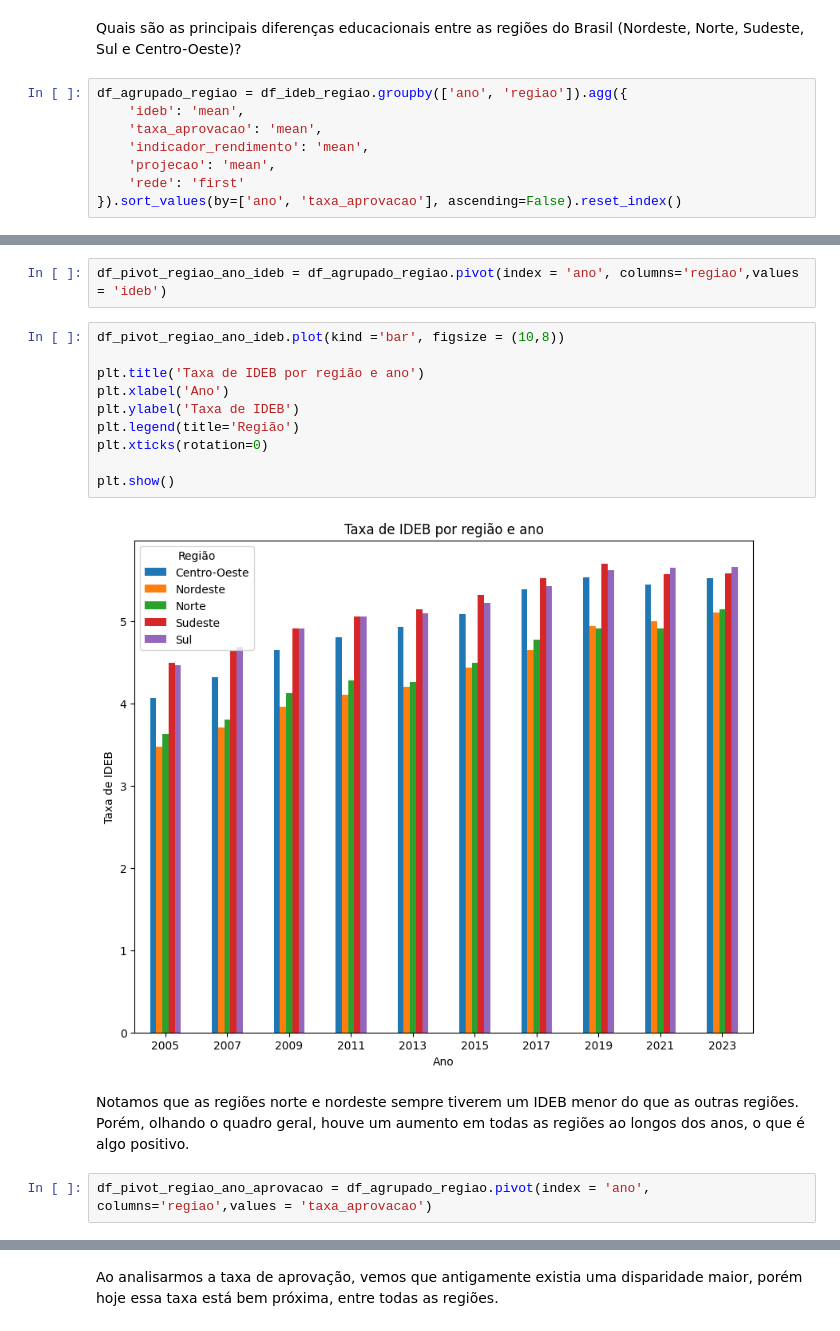
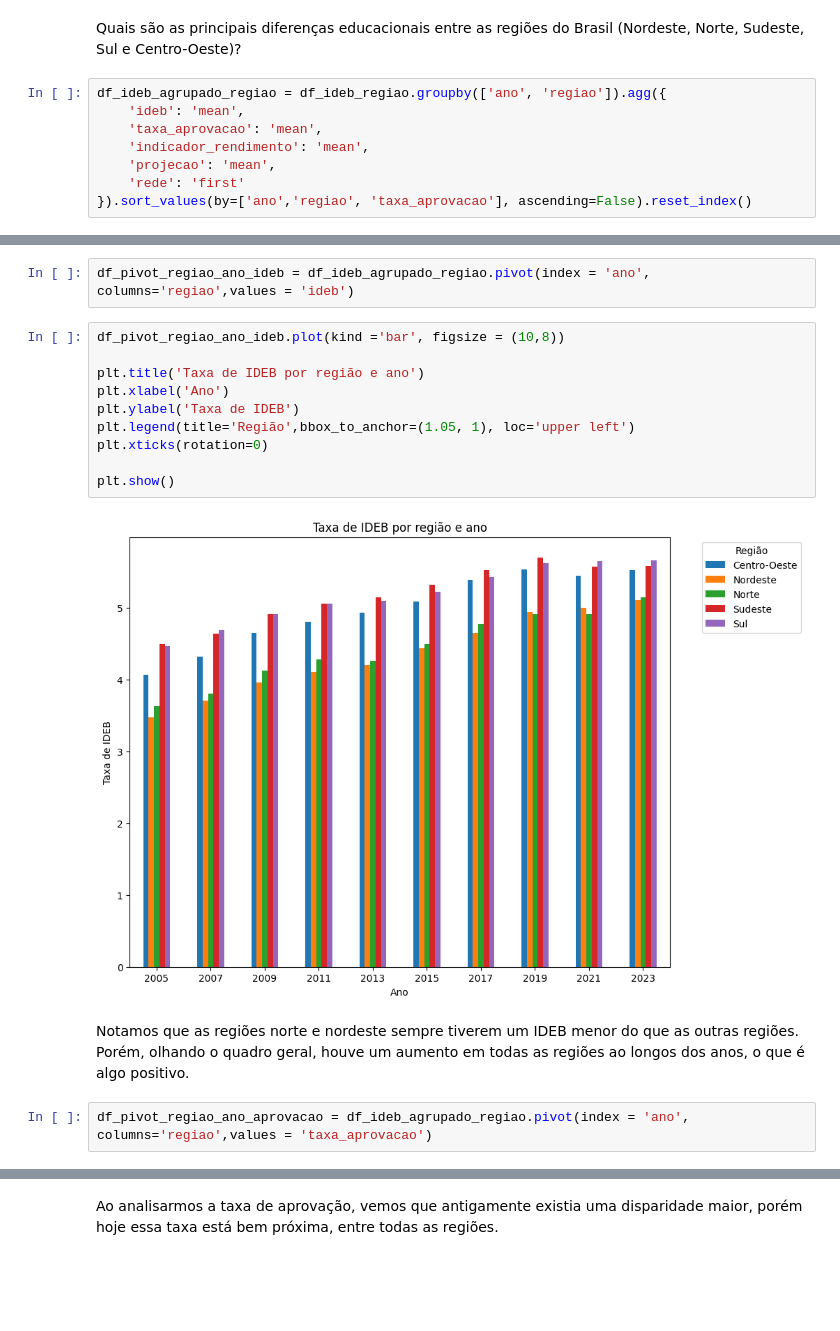
Before and after one commit to felipsants/EDA-Analytica, a Jupyter notebook: EDA.ipynb, the cells around one changed output, grey strips where cells are left out. Cells and saved outputs as stored; diff of their text form; blank space fills up the shorter version.

```diff
--- a/EDA.ipynb
+++ b/EDA.ipynb
@@ -681,11 +758,11 @@ Aqui eu filtrei os id's inscrição válidos, que existiam nos dois DF, porque e
 # %% [markdown]
 Quais são as principais diferenças educacionais entre as regiões do Brasil (Nordeste, Norte, Sudeste, Sul e Centro-Oeste)?
 # %%
-df_agrupado_regiao = df_ideb_regiao.groupby(['ano', 'regiao']).agg({
+df_ideb_agrupado_regiao = df_ideb_regiao.groupby(['ano', 'regiao']).agg({
     'ideb': 'mean',
     'taxa_aprovacao': 'mean',
     'indicador_rendimento': 'mean',
     'projecao': 'mean',
     'rede': 'first'
-}).sort_values(by=['ano', 'taxa_aprovacao'], ascending=False).reset_index()
+}).sort_values(by=['ano','regiao', 'taxa_aprovacao'], ascending=False).reset_index()
 # %%
@@ -711,21 +788,21 @@ df_agrupado_regiao.head(25)
 # %%
-df_pivot_regiao_ano_ideb = df_agrupado_regiao.pivot(index = 'ano', columns='regiao',values = 'ideb')
+df_pivot_regiao_ano_ideb = df_ideb_agrupado_regiao.pivot(index = 'ano', columns='regiao',values = 'ideb')
 # %%
 df_pivot_regiao_ano_ideb.plot(kind ='bar', figsize = (10,8))
 
 plt.title('Taxa de IDEB por região e ano')
 plt.xlabel('Ano')
 plt.ylabel('Taxa de IDEB')
-plt.legend(title='Região')
+plt.legend(title='Região',bbox_to_anchor=(1.05, 1), loc='upper left')
 plt.xticks(rotation=0)
 
 plt.show()
 # %% [output]
-[figure, old version]
+[figure, new version]
 # %% [markdown]
 Notamos que as regiões norte e nordeste sempre tiverem um IDEB menor do que as outras regiões. Porém, olhando o quadro geral, houve um aumento em todas as regiões ao longos dos anos, o que é algo positivo.
 # %%
-df_pivot_regiao_ano_aprovacao = df_agrupado_regiao.pivot(index = 'ano', columns='regiao',values = 'taxa_aprovacao')
+df_pivot_regiao_ano_aprovacao = df_ideb_agrupado_regiao.pivot(index = 'ano', columns='regiao',values = 'taxa_aprovacao')
 # %%
 df_pivot_regiao_ano_aprovacao.plot(kind ='bar', figsize = (13,15))
 
```
Also changed, not shown: parts of 55 cells of this notebook, 1 other file.
